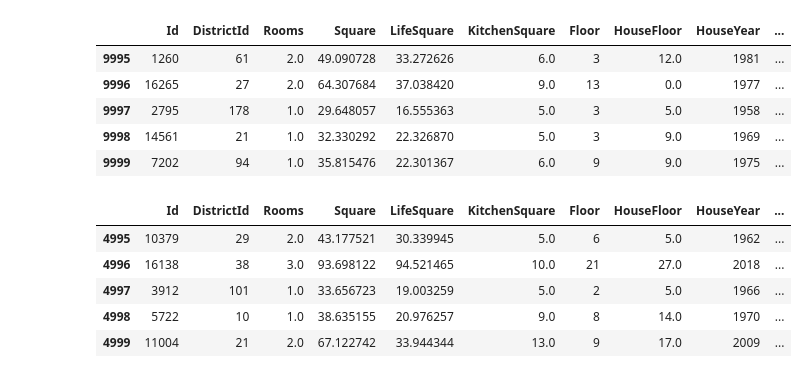
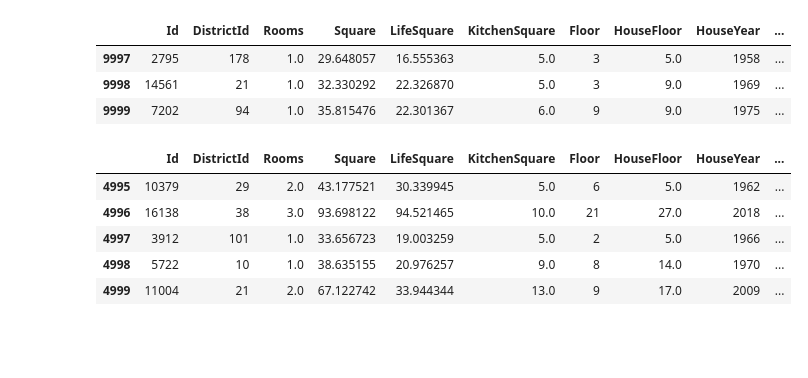
Before and after one commit to kotvmeshk/hometask, a Jupyter notebook: Hometask_lib/fin_project.ipynb, the cells around one changed output. Saved outputs shown, nothing was run; the diff lists cells and outputs as text; code cells hidden in the pictures; blank space fills up the shorter version.

```diff
--- a/Hometask_lib/fin_project.ipynb
+++ b/Hometask_lib/fin_project.ipynb
@@ -20,11 +20,9 @@ TRAIN_origin = './train.csv'
 # %%
 train_df = pd.read_csv(TRAIN_origin)
 test_df = pd.read_csv(TEST_origin)
-train_df.tail()
+train_df.tail(3)
 # %% [output]
 |  | Id | DistrictId | Rooms | Square | LifeSquare | KitchenSquare | Floor | HouseFloor | HouseYear | ... |
-| 9995 | 1260 | 61 | 2.0 | 49.090728 | 33.272626 | 6.0 | 3 | 12.0 | 1981 | ... |
-| 9996 | 16265 | 27 | 2.0 | 64.307684 | 37.038420 | 9.0 | 13 | 0.0 | 1977 | ... |
 | 9997 | 2795 | 178 | 1.0 | 29.648057 | 16.555363 | 5.0 | 3 | 5.0 | 1958 | ... |
 | 9998 | 14561 | 21 | 1.0 | 32.330292 | 22.326870 | 5.0 | 3 | 9.0 | 1969 | ... |
 | 9999 | 7202 | 94 | 1.0 | 35.815476 | 22.301367 | 6.0 | 9 | 9.0 | 1975 | ... |
```
Also changed, not shown: parts of 83 cells of this notebook.
